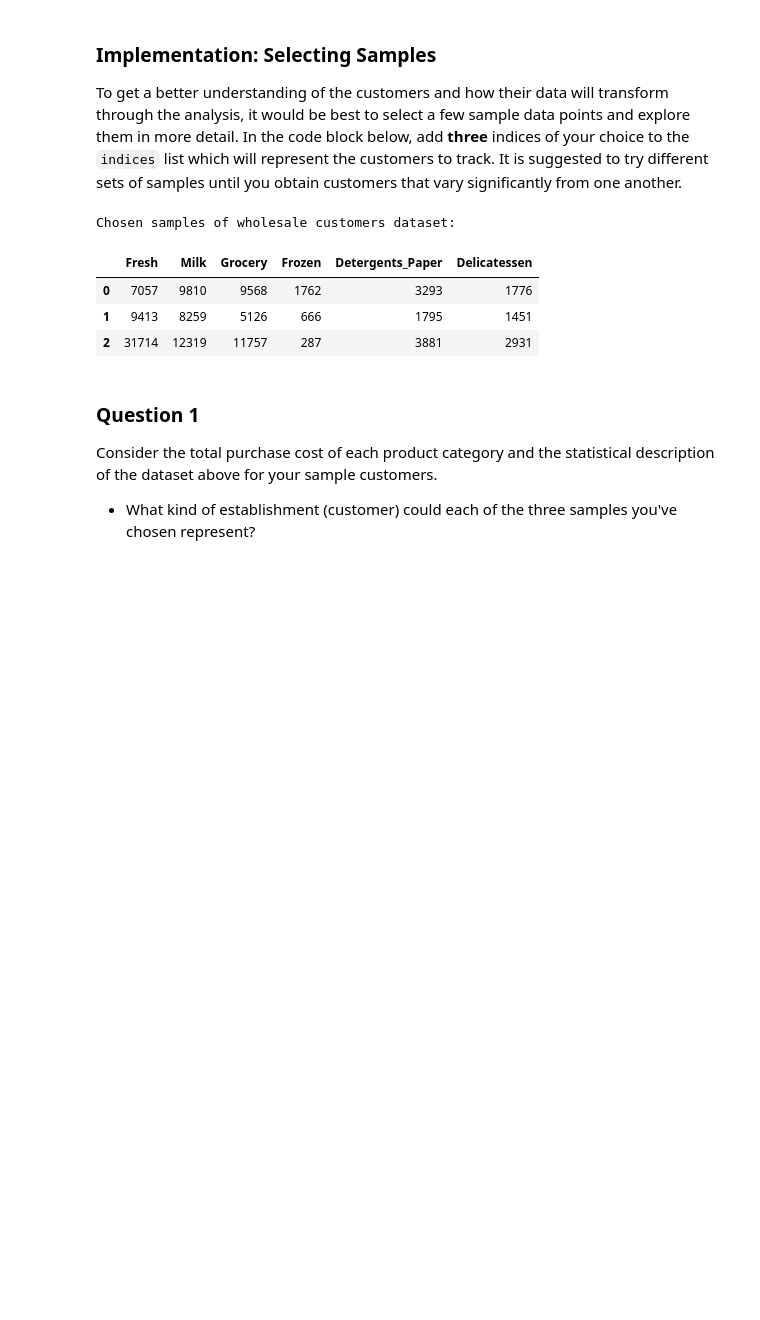
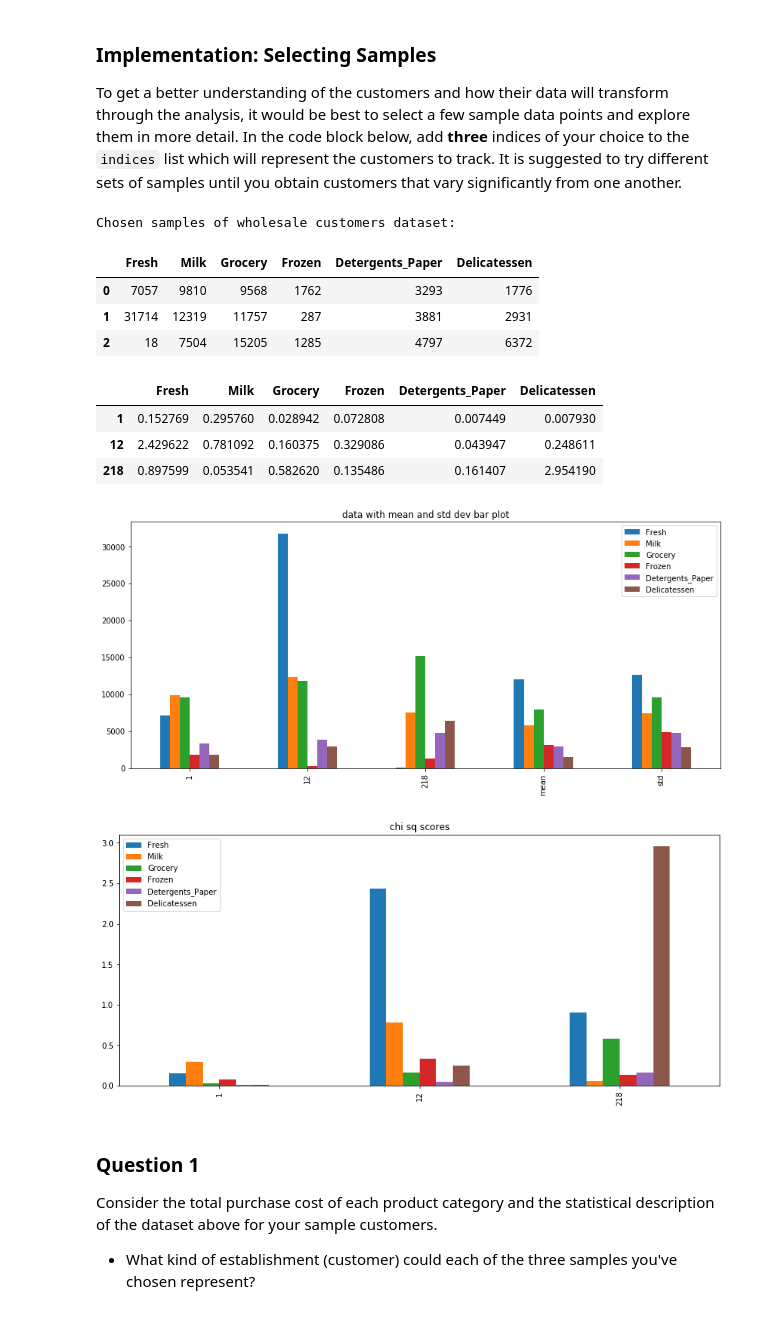
Before and after one commit to smmuzza/machine-learning, a Jupyter notebook: projects/customer_segments/customer_segments.ipynb, the cells around one changed output. Drawn from its saved outputs; the diff is of its cells as text; code cells hidden in the pictures; blank space fills up the shorter version.

```diff
--- a/projects/customer_segments/customer_segments.ipynb
+++ b/projects/customer_segments/customer_segments.ipynb
@@ -60,18 +60,39 @@ display(data.describe())
 To get a better understanding of the customers and how their data will transform through the analysis, it would be best to select a few sample data points and explore them in more detail. In the code block below, add **three** indices of your choice to the `indices` list which will represent the customers to track. It is suggested to try different sets of samples until you obtain customers that vary significantly from one another.
 # %%
 # TODO: Select three indices of your choice you wish to sample from the dataset
-indices = [1,5,12]
+indices = [1,12,218]
 
 # Create a DataFrame of the chosen samples
 samples = pd.DataFrame(data.loc[indices], columns = data.keys()).reset_index(drop = True)
 print("Chosen samples of wholesale customers dataset:")
 display(samples)
+
+import seaborn as sns
+samples_bar = samples.append(data.describe().loc['mean'])
+samples_bar = samples_bar.append(data.describe().loc['std'])
+samples_bar.index = indices + ['mean'] + ['std']
+_ = samples_bar.plot(kind='bar', figsize=(14,6), title='data with mean and std dev bar plot')
+
+import seaborn as sns
+residual = samples - data.describe().loc['mean']
+resid_sq = residual*residual
+variance = data.describe().loc['std'] * data.describe().loc['std']
+chi_sq_score = resid_sq / variance
+chi_sq_score.index = indices
+_ = chi_sq_score.plot(kind='bar', figsize=(14,6), title='chi sq scores')
+display(chi_sq_score)
 # %% [output]
 Chosen samples of wholesale customers dataset:
 |  | Fresh | Milk | Grocery | Frozen | Detergents_Paper | Delicatessen |
 | 0 | 7057 | 9810 | 9568 | 1762 | 3293 | 1776 |
-| 1 | 9413 | 8259 | 5126 | 666 | 1795 | 1451 |
-| 2 | 31714 | 12319 | 11757 | 287 | 3881 | 2931 |
+| 1 | 31714 | 12319 | 11757 | 287 | 3881 | 2931 |
+| 2 | 18 | 7504 | 15205 | 1285 | 4797 | 6372 |
+|  | Fresh | Milk | Grocery | Frozen | Detergents_Paper | Delicatessen |
+| 1 | 0.152769 | 0.295760 | 0.028942 | 0.072808 | 0.007449 | 0.007930 |
+| 12 | 2.429622 | 0.781092 | 0.160375 | 0.329086 | 0.043947 | 0.248611 |
+| 218 | 0.897599 | 0.053541 | 0.582620 | 0.135486 | 0.161407 | 2.954190 |
+[figure, added]
+[figure, added]
 # %% [markdown]
 ### Question 1
 Consider the total purchase cost of each product category and the statistical description of the dataset above for your sample customers.
```
Also changed, not shown: parts of 22 cells of this notebook, 3 other files.
